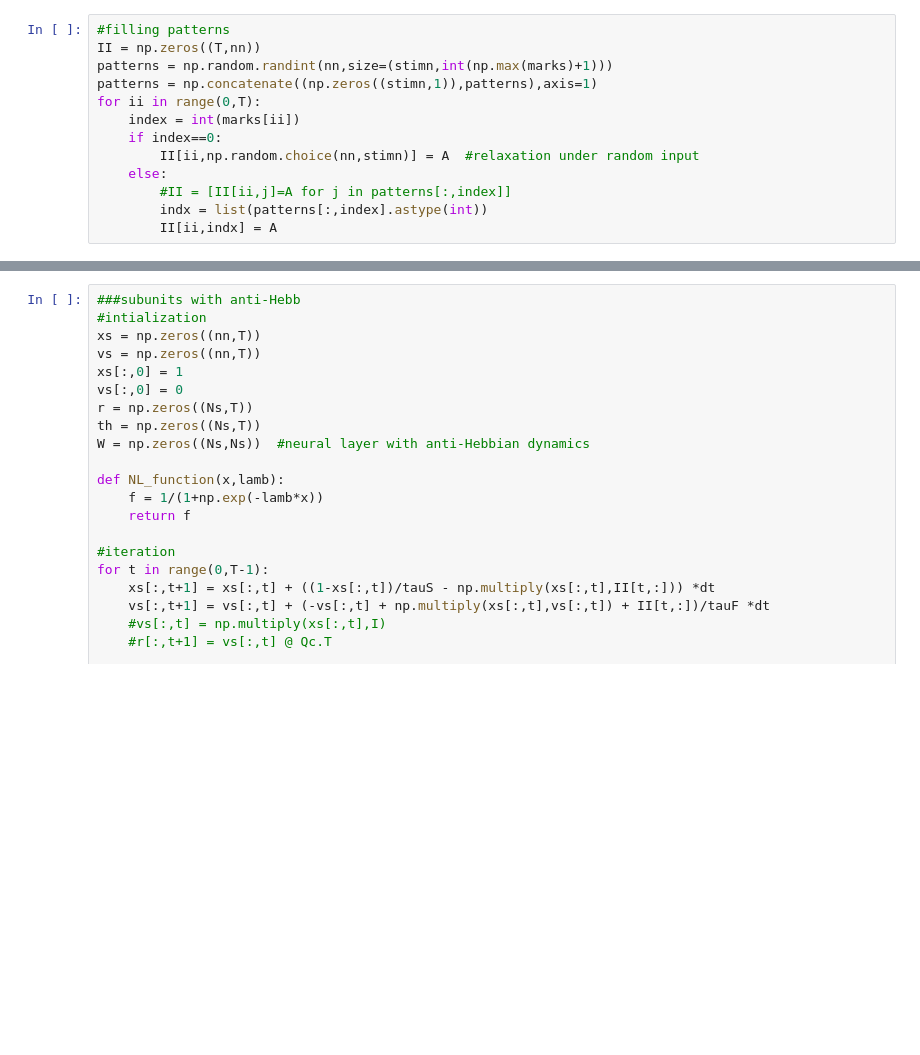
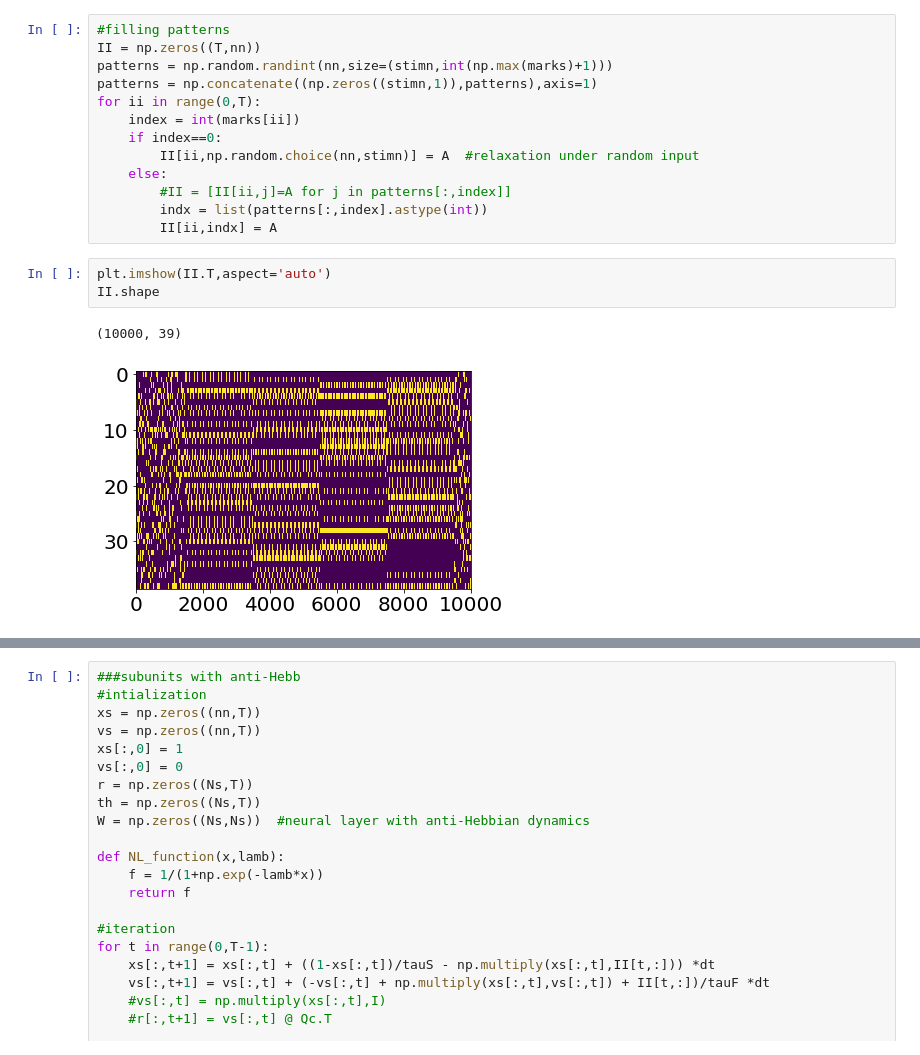
Before and after one commit to Kevin-Sean-Chen/Neural-Dynamics, a Jupyter notebook: Adaptive_model.ipynb, the cells around one changed output, grey strips where cells are left out. Saved outputs shown, nothing was run; the diff lists cells and outputs as text; blank space fills up the shorter version.

```diff
--- a/Adaptive_model.ipynb
+++ b/Adaptive_model.ipynb
@@ -166,3 +166,9 @@ for ii in range(0,T):
         #II = [II[ii,j]=A for j in patterns[:,index]]
         indx = list(patterns[:,index].astype(int))
         II[ii,indx] = A
+# %%
+plt.imshow(II.T,aspect='auto')
+II.shape
+# %% [output]
+(10000, 39)
+[figure, added]
```
Also changed, not shown: parts of 5 cells of this notebook, 1 other file.
